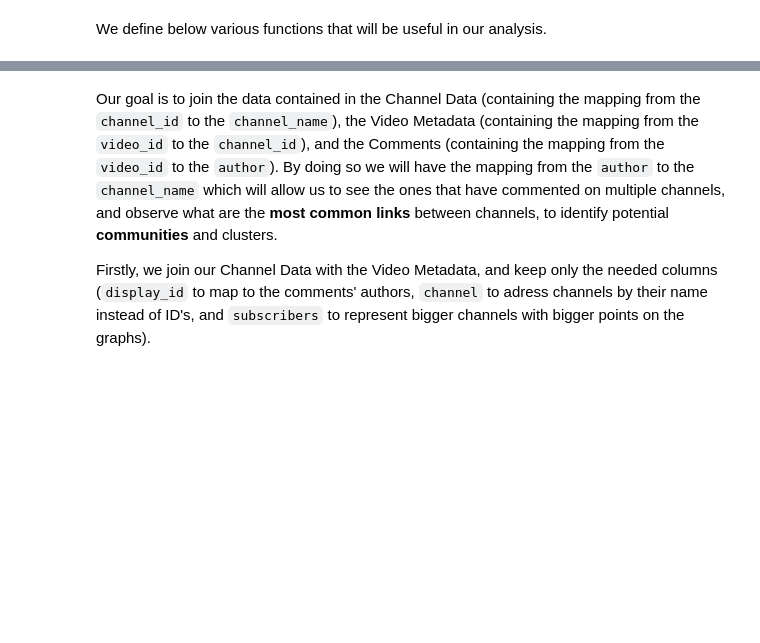
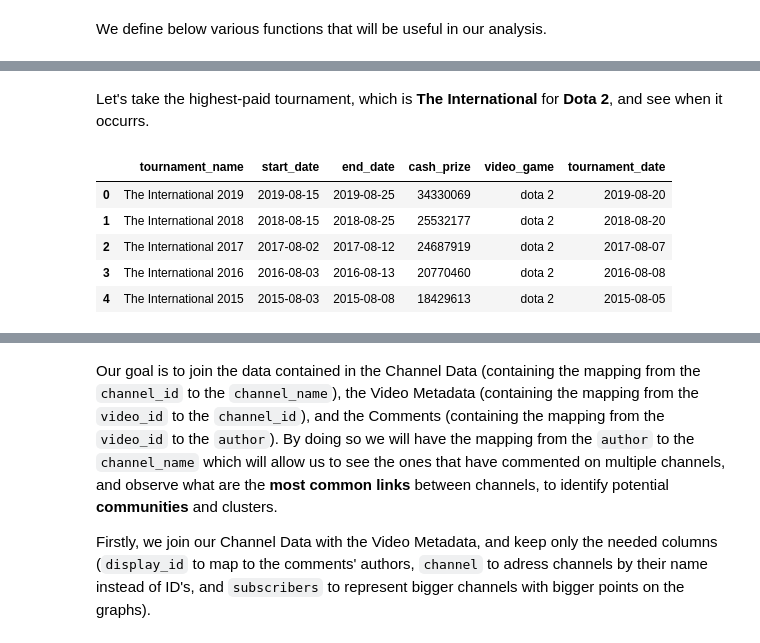
Before and after one commit to martinctl/adaguleeer, a Jupyter notebook: notebooks/results.ipynb, the cells around one changed output, grey strips where cells are left out. Saved outputs shown, nothing was run; the diff lists cells and outputs as text; code cells hidden in the pictures; blank space fills up the shorter version.

```diff
--- a/notebooks/results.ipynb
+++ b/notebooks/results.ipynb
@@ -826,0 +705,11 @@ In more than 10% of the rows, the mean of delta_views during the month following
+# %% [markdown]
+Let's take the highest-paid tournament, which is **The International** for **Dota 2**, and see when it occurrs.
+# %%
+esports_df[esports_df["video_game"] == "dota 2"].head(5)
+# %% [output]
+|  | tournament_name | start_date | end_date | cash_prize | video_game | tournament_date |
+| 0 | The International 2019 | 2019-08-15 | 2019-08-25 | 34330069 | dota 2 | 2019-08-20 |
+| 1 | The International 2018 | 2018-08-15 | 2018-08-25 | 25532177 | dota 2 | 2018-08-20 |
+| 2 | The International 2017 | 2017-08-02 | 2017-08-12 | 24687919 | dota 2 | 2017-08-07 |
+| 3 | The International 2016 | 2016-08-03 | 2016-08-13 | 20770460 | dota 2 | 2016-08-08 |
+| 4 | The International 2015 | 2015-08-03 | 2015-08-08 | 18429613 | dota 2 | 2015-08-05 |
```
Also changed, not shown: parts of 75 cells of this notebook.
